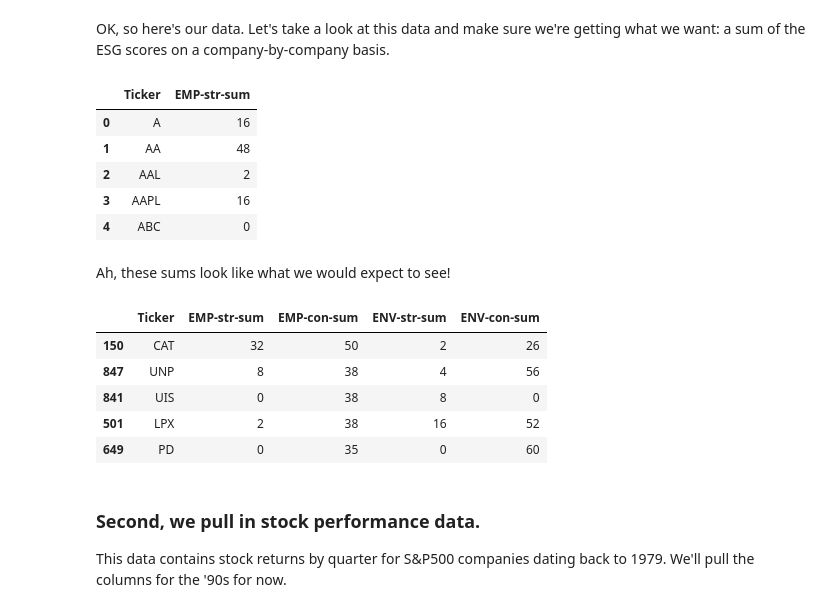
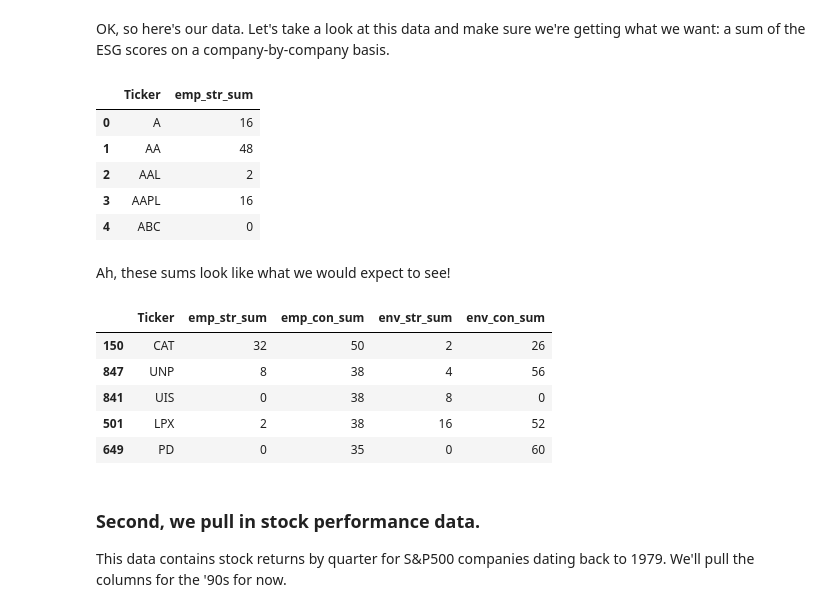
Before and after one commit to chelseatroy/fund_scale, a Jupyter notebook: data_explo/Exploring S&P Ethical Index Data.ipynb, the cells around one changed output. Cells and saved outputs as stored; diff of their text form; code cells hidden in the pictures.

```diff
--- a/data_explo/Exploring S&P Ethical Index Data.ipynb
+++ b/data_explo/Exploring S&P Ethical Index Data.ipynb
@@ -73,10 +73,10 @@ def aggregate_columns_for(category, dataframe):
 
 
 aggregate_data = pd.concat(sp500_90s)
-aggregate_data['EMP-str-sum'] = aggregate_columns_for('EMP-str', aggregate_data)
-aggregate_data['EMP-con-sum'] = aggregate_columns_for('EMP-con', aggregate_data)
-aggregate_data['ENV-str-sum'] = aggregate_columns_for('ENV-str', aggregate_data)
-aggregate_data['ENV-con-sum'] = aggregate_columns_for('ENV-con', aggregate_data)
+aggregate_data['emp_str_sum'] = aggregate_columns_for('EMP-str', aggregate_data)
+aggregate_data['emp_con_sum'] = aggregate_columns_for('EMP-con', aggregate_data)
+aggregate_data['env_str_sum'] = aggregate_columns_for('ENV-str', aggregate_data)
+aggregate_data['env_con_sum'] = aggregate_columns_for('ENV-con', aggregate_data)
 
 aggregate_data.head(10)
 # %% [output]
@@ -99,10 +99,10 @@ def sum_scores_for(dataframe, esg_marker):
     grouping = dataframe.groupby(['Ticker'])[esg_marker].sum()
     return pd.DataFrame({esg_marker : grouping}).reset_index()
 # %%
-esg_marker_data = sum_scores_for(aggregate_data, 'EMP-str-sum')
+esg_marker_data = sum_scores_for(aggregate_data, 'emp_str_sum')
 esg_marker_data.head()
 # %% [output]
-|  | Ticker | EMP-str-sum |
+|  | Ticker | emp_str_sum |
 | 0 | A | 16 |
 | 1 | AA | 48 |
 | 2 | AAL | 2 |
@@ -110,14 +110,14 @@ esg_marker_data.head()
 | 4 | ABC | 0 |
 # %% [markdown]
 Ah, these sums look like what we would expect to see!
-# %%
-esg_marker_data['EMP-con-sum'] = sum_scores_for(aggregate_data, 'EMP-con-sum')['EMP-con-sum']
-esg_marker_data['ENV-str-sum'] = sum_scores_for(aggregate_data, 'ENV-str-sum')['ENV-str-sum']
-esg_marker_data['ENV-con-sum'] = sum_scores_for(aggregate_data, 'ENV-con-sum')['ENV-con-sum']
+# %%
+esg_marker_data['emp_con_sum'] = sum_scores_for(aggregate_data, 'emp_con_sum')['emp_con_sum']
+esg_marker_data['env_str_sum'] = sum_scores_for(aggregate_data, 'env_str_sum')['env_str_sum']
+esg_marker_data['env_con_sum'] = sum_scores_for(aggregate_data, 'env_con_sum')['env_con_sum']
 # %%
-esg_marker_data.sort_values(by=['EMP-con-sum'], ascending=False).head()
+esg_marker_data.sort_values(by=['emp_con_sum'], ascending=False).head()
 # %% [output]
-|  | Ticker | EMP-str-sum | EMP-con-sum | ENV-str-sum | ENV-con-sum |
+|  | Ticker | emp_str_sum | emp_con_sum | env_str_sum | env_con_sum |
 | 150 | CAT | 32 | 50 | 2 | 26 |
 | 847 | UNP | 8 | 38 | 4 | 56 |
 | 841 | UIS | 0 | 38 | 8 | 0 |
```
Also changed, not shown: parts of 19 cells of this notebook.
